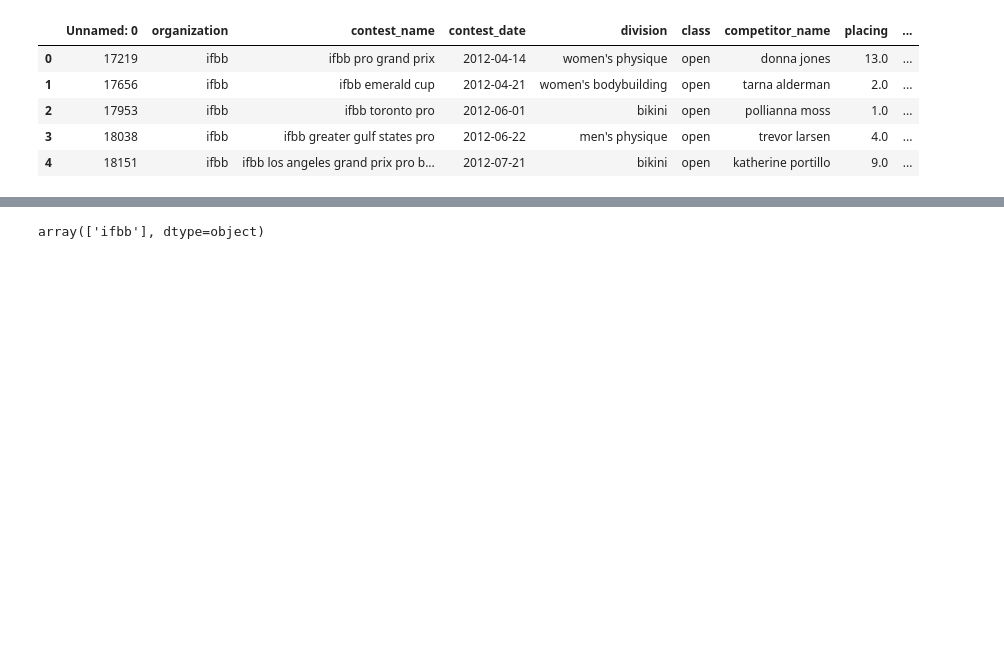
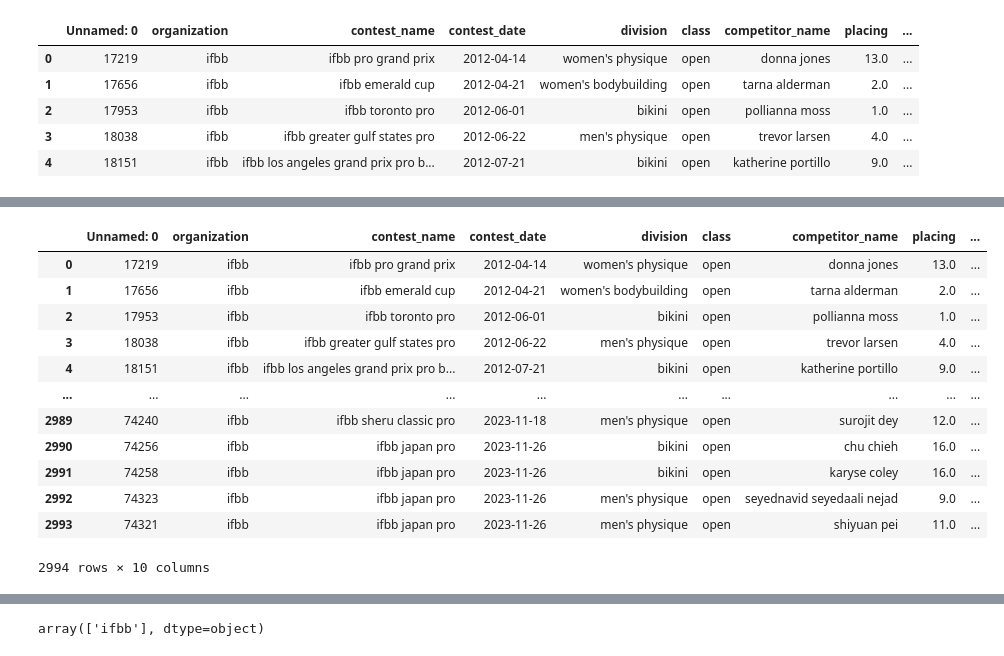
Before and after one commit to andrei-prokhorov/bodybuilding-ranking, a Jupyter notebook: elo_rating_amateur.ipynb, the cells around one changed output, grey strips where cells are left out. Drawn from its saved outputs; the diff is of its cells as text; code cells hidden in the pictures; blank space fills up the shorter version.

```diff
--- a/elo_rating_amateur.ipynb
+++ b/elo_rating_amateur.ipynb
@@ -45,0 +44,17 @@ df_starting_elo
+# %%
+df_first_pro_elo = pd.merge(df_ifbb_open, df_first_pro, on=['division', 'competitor_name', 'contest_date'])
+df_first_pro_elo
+# %% [output]
+|  | Unnamed: 0 | organization | contest_name | contest_date | division | class | competitor_name | placing | ... |
+| 0 | 17219 | ifbb | ifbb pro grand prix | 2012-04-14 | women's physique | open | donna jones | 13.0 | ... |
+| 1 | 17656 | ifbb | ifbb emerald cup | 2012-04-21 | women's bodybuilding | open | tarna alderman | 2.0 | ... |
+| 2 | 17953 | ifbb | ifbb toronto pro | 2012-06-01 | bikini | open | pollianna moss | 1.0 | ... |
+| 3 | 18038 | ifbb | ifbb greater gulf states pro | 2012-06-22 | men's physique | open | trevor larsen | 4.0 | ... |
+| 4 | 18151 | ifbb | ifbb los angeles grand prix pro b... | 2012-07-21 | bikini | open | katherine portillo | 9.0 | ... |
+| ... | ... | ... | ... | ... | ... | ... | ... | ... | ... |
+| 2989 | 74240 | ifbb | ifbb sheru classic pro | 2023-11-18 | men's physique | open | surojit dey | 12.0 | ... |
+| 2990 | 74256 | ifbb | ifbb japan pro | 2023-11-26 | bikini | open | chu chieh | 16.0 | ... |
+| 2991 | 74258 | ifbb | ifbb japan pro | 2023-11-26 | bikini | open | karyse coley | 16.0 | ... |
+| 2992 | 74323 | ifbb | ifbb japan pro | 2023-11-26 | men's physique | open | seyednavid seyedaali nejad | 9.0 | ... |
+| 2993 | 74321 | ifbb | ifbb japan pro | 2023-11-26 | men's physique | open | shiyuan pei | 11.0 | ... |
+2994 rows × 10 columns
```
Also changed, not shown: parts of 4 cells of this notebook, 6 other files.
